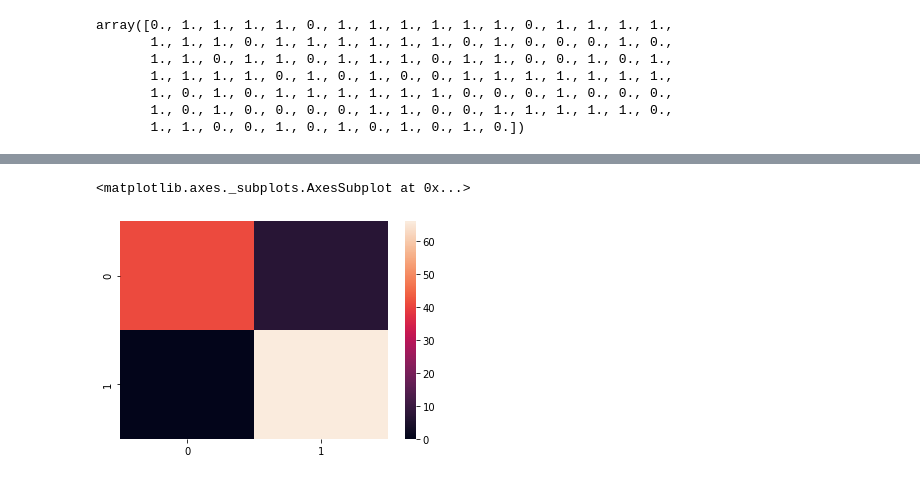
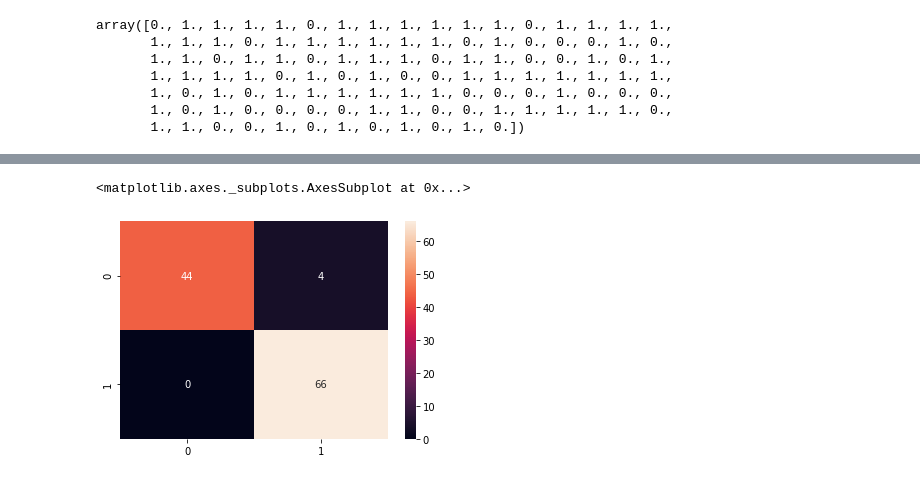
Before and after one commit to nahaktarun/Breast-cancer-classification, a Jupyter notebook: Breast-Cancer-Classification.ipynb, the cells around one changed output, grey strips where cells are left out. Cells and saved outputs as stored; diff of their text form; code cells hidden in the pictures.

```diff
--- a/Breast-Cancer-Classification.ipynb
+++ b/Breast-Cancer-Classification.ipynb
@@ -278,5 +290,5 @@ cm = confusion_matrix(y_test, y_predict)
 # %%
-sns.heatmap(cm)
+sns.heatmap(cm, annot = True)
 # %% [output]
 <matplotlib.axes._subplots.AxesSubplot at 0x...>
-[figure, old version]
+[figure, new version]
```
Also changed, not shown: parts of 24 cells of this notebook.
